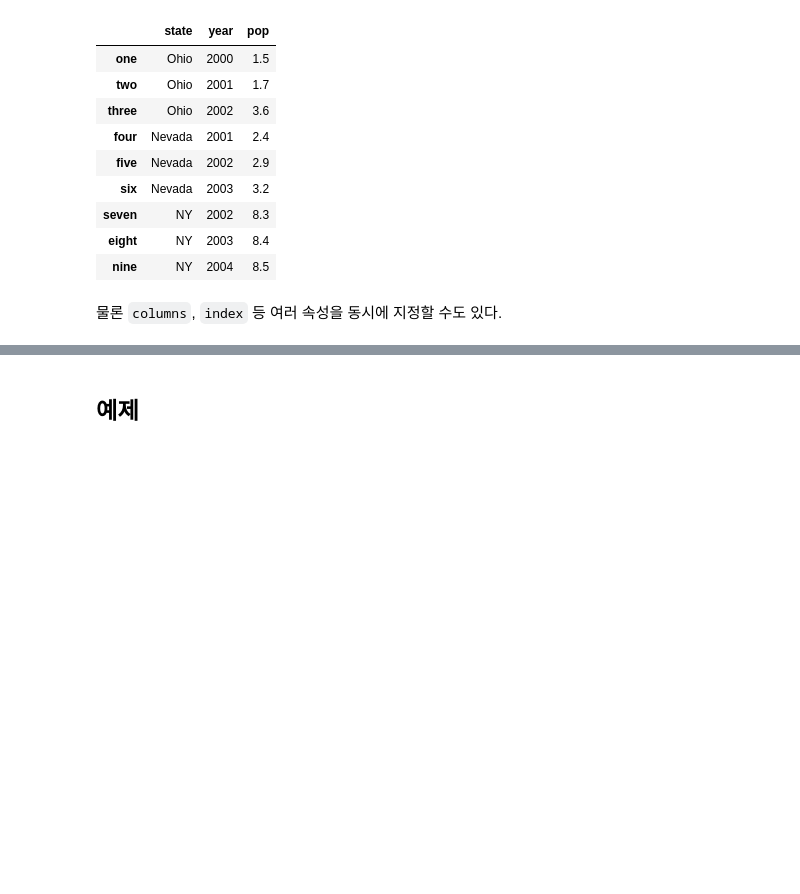
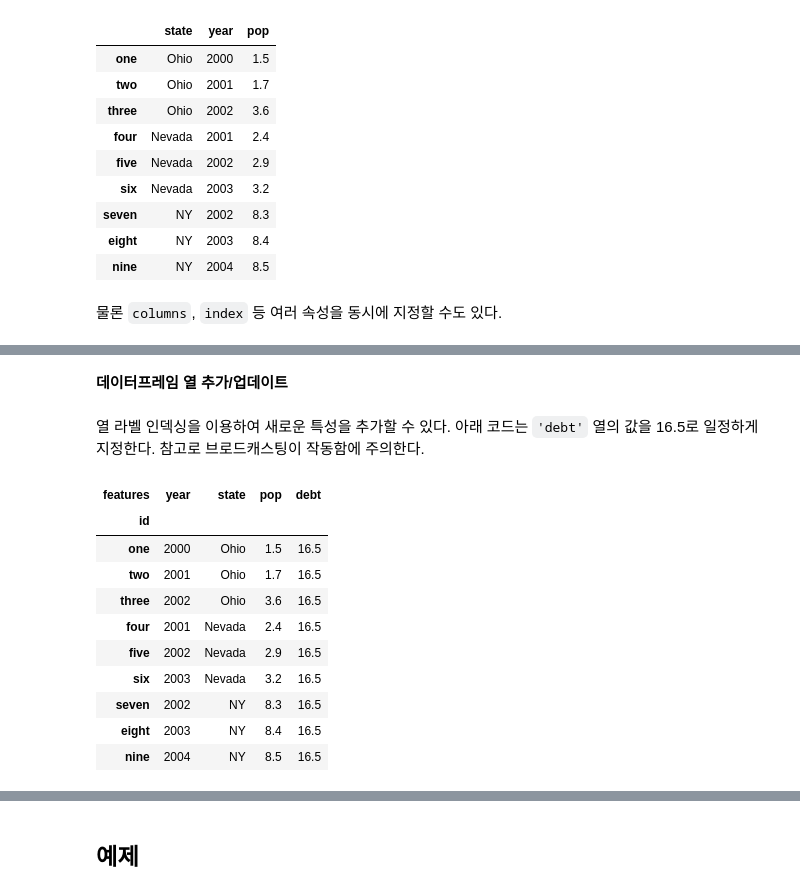
Before and after one commit to codingalzi/DataSci, a Jupyter notebook: _sources/series_dataframe.ipynb, the cells around one changed output, grey strips where cells are left out. Saved outputs shown, nothing was run; the diff lists cells and outputs as text; code cells hidden in the pictures; blank space fills up the shorter version.

```diff
--- a/_sources/series_dataframe.ipynb
+++ b/_sources/series_dataframe.ipynb
@@ -452,0 +408,5 @@ Index(['year', 'state', 'pop', 'debt'], dtype='object')
+# %%
+frame3 = pd.DataFrame(dict2, columns=['year', 'state', 'pop'],
+                             index=['one', 'two', 'three', 'four',
+                                    'five', 'six', 'seven', 'eight', 'nine'])
+frame3
@@ -452,0 +430,4 @@ Index(['year', 'state', 'pop', 'debt'], dtype='object')
+# %%
+frame3.index.name = 'id'         # 행 이름 지정
+frame3.columns.name = 'features'  # 열 이름 지정
+frame3
@@ -452,0 +551,21 @@ Index(['year', 'state', 'pop', 'debt'], dtype='object')
+# %% [markdown]
+**데이터프레임 열 추가/업데이트**
+# %% [markdown]
+열 라벨 인덱싱을 이용하여 새로운 특성을 추가할 수 있다.
+아래 코드는 `'debt'` 열의 값을 16.5로 일정하게 지정한다.
+참고로 브로드캐스팅이 작동함에 주의한다.
+# %%
+frame3['debt'] = 16.5
+frame3
+# %% [output]
+| features | year | state | pop | debt |
+| id |  |  |  |  |
+| one | 2000 | Ohio | 1.5 | 16.5 |
+| two | 2001 | Ohio | 1.7 | 16.5 |
+| three | 2002 | Ohio | 3.6 | 16.5 |
+| four | 2001 | Nevada | 2.4 | 16.5 |
+| five | 2002 | Nevada | 2.9 | 16.5 |
+| six | 2003 | Nevada | 3.2 | 16.5 |
+| seven | 2002 | NY | 8.3 | 16.5 |
+| eight | 2003 | NY | 8.4 | 16.5 |
+| nine | 2004 | NY | 8.5 | 16.5 |
```
Also changed, not shown: parts of 230 cells of this notebook, 10 other files.
